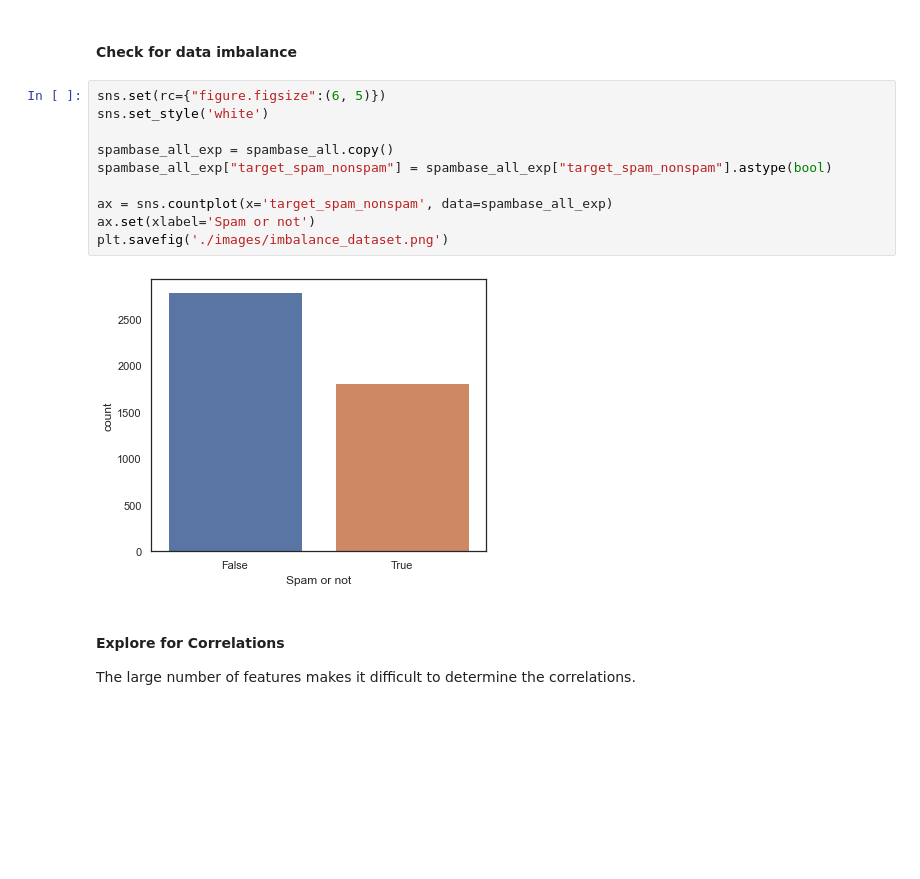
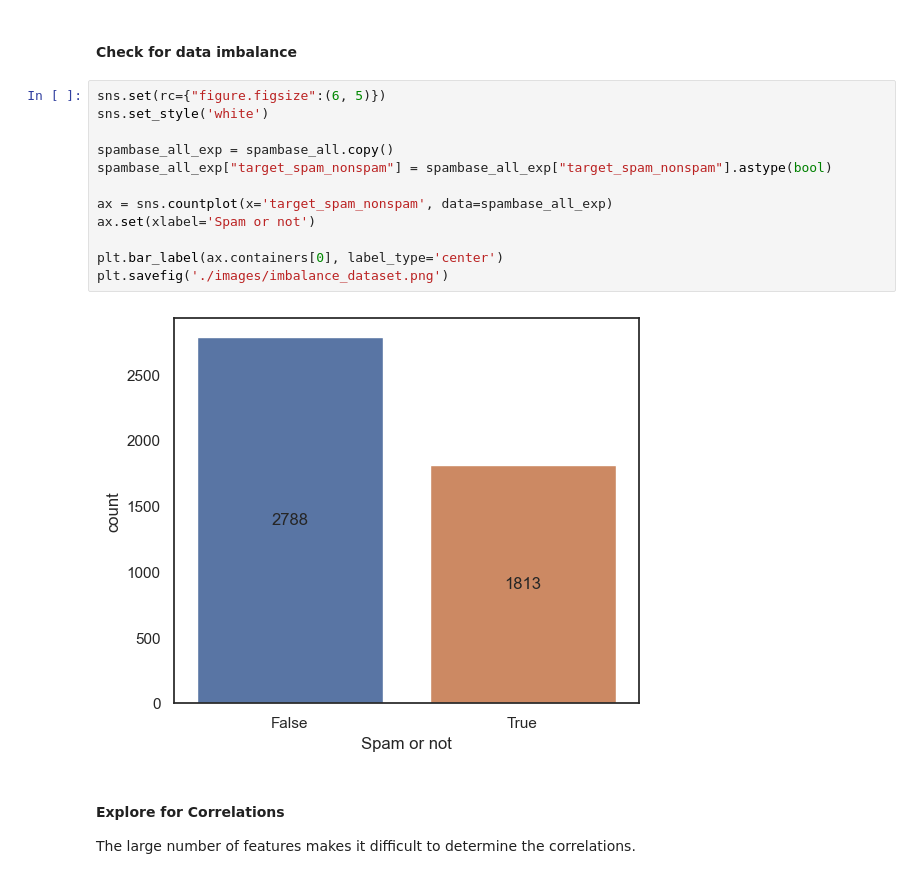
Before and after one commit to quickheaven/scs-3251-statistics-for-data-science, a Jupyter notebook: project_spambase_nb.ipynb, the cells around one changed output. Drawn from its saved outputs; the diff is of its cells as text; blank space fills up the shorter version.

Commit message:
Introduced new plots and added labels to existing plots.

```diff
--- a/project_spambase_nb.ipynb
+++ b/project_spambase_nb.ipynb
@@ -138,15 +135,17 @@ dtype: bool
 # %%
 sns.set(rc={"figure.figsize":(6, 5)})
 sns.set_style('white')
 
 spambase_all_exp = spambase_all.copy()
 spambase_all_exp["target_spam_nonspam"] = spambase_all_exp["target_spam_nonspam"].astype(bool)
 
 ax = sns.countplot(x='target_spam_nonspam', data=spambase_all_exp)
 ax.set(xlabel='Spam or not')
+
+plt.bar_label(ax.containers[0], label_type='center')
 plt.savefig('./images/imbalance_dataset.png')
 # %% [output]
-[figure, old version]
+[figure, new version]
 # %% [markdown]
 #### Explore for Correlations
 The large number of features makes it difficult to determine the correlations.
```
Also changed, not shown: parts of 17 cells of this notebook, 15 other files.
